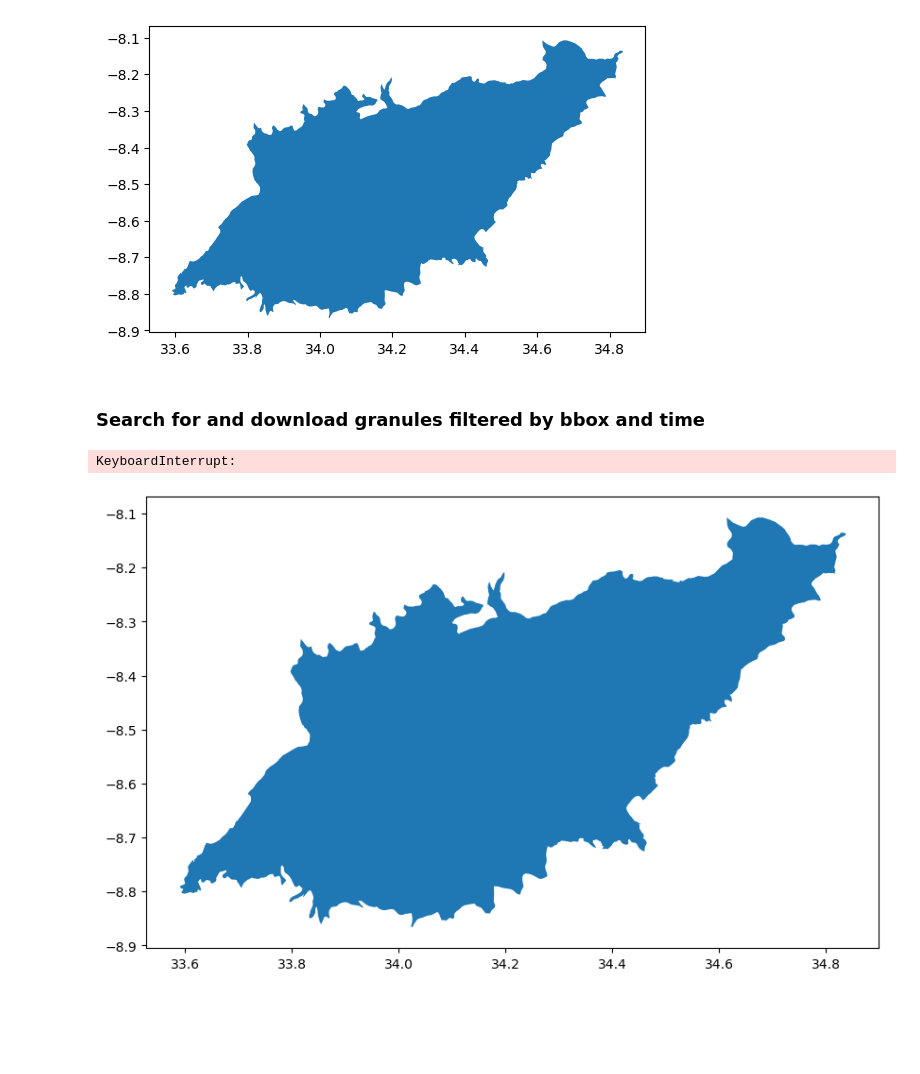
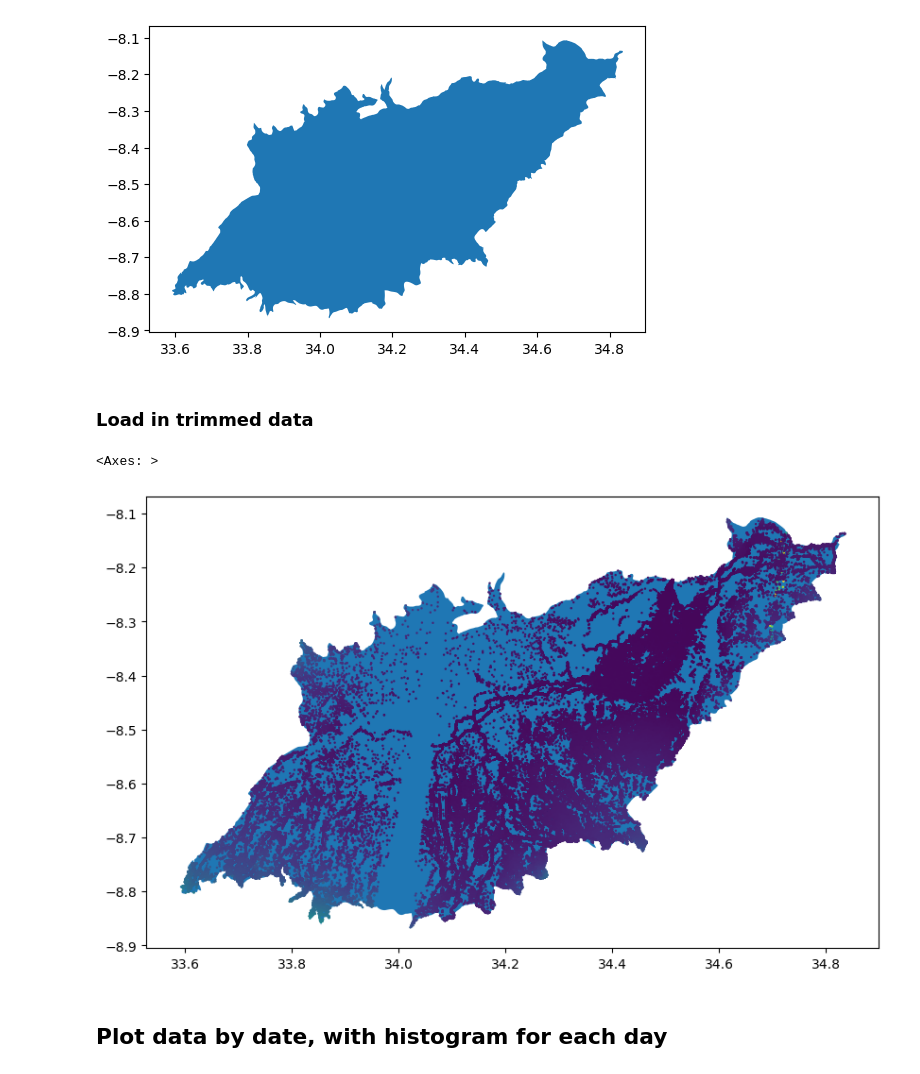
Before and after one commit to selfr-eo/eo_analysis_usangu, a Jupyter notebook: notebooks/process_pixc.ipynb, the cells around one changed output. Drawn from its saved outputs; the diff is of its cells as text; code cells hidden in the pictures; blank space fills up the shorter version.

```diff
--- a/notebooks/process_pixc.ipynb
+++ b/notebooks/process_pixc.ipynb
@@ -255,16 +39,18 @@ wetland_ll.plot()
 <Axes: >
 [figure]
 # %% [markdown]
-### Search for and download granules filtered by bbox and time
+### Load in trimmed data
 # %%
 # Read in trimmed data, save to gdf_pixc_all
-gdf_pixc_all = load_trimmed_pixc_data(glob.glob("C:\\Users\\safr\\Documents\\test_altimetry_project\\data\\swot\\PIXC\\*_trimmed.geojson")[0:15])
+gdf_pixc_all = eot.load_trimmed_pixc_data(glob.glob("C:\\Users\\safr\\Documents\\test_altimetry_project\\data\\swot\\PIXC\\*_trimmed.geojson")[0:15])
 
 # plot
 fig, ax = plt.subplots(figsize=(10,10))
 wetland_ll.plot(ax=ax)
 gdf_pixc_all.plot(ax=ax,column='heightEGM',s=0.5)
 # %% [output]
-KeyboardInterrupt:
+<Axes: >
-[figure, old version]
+[figure, new version]
+# %% [markdown]
+## Plot data by date, with histogram for each day
 # %%
```
Also changed, not shown: parts of 12 cells of this notebook, 5 other files.
